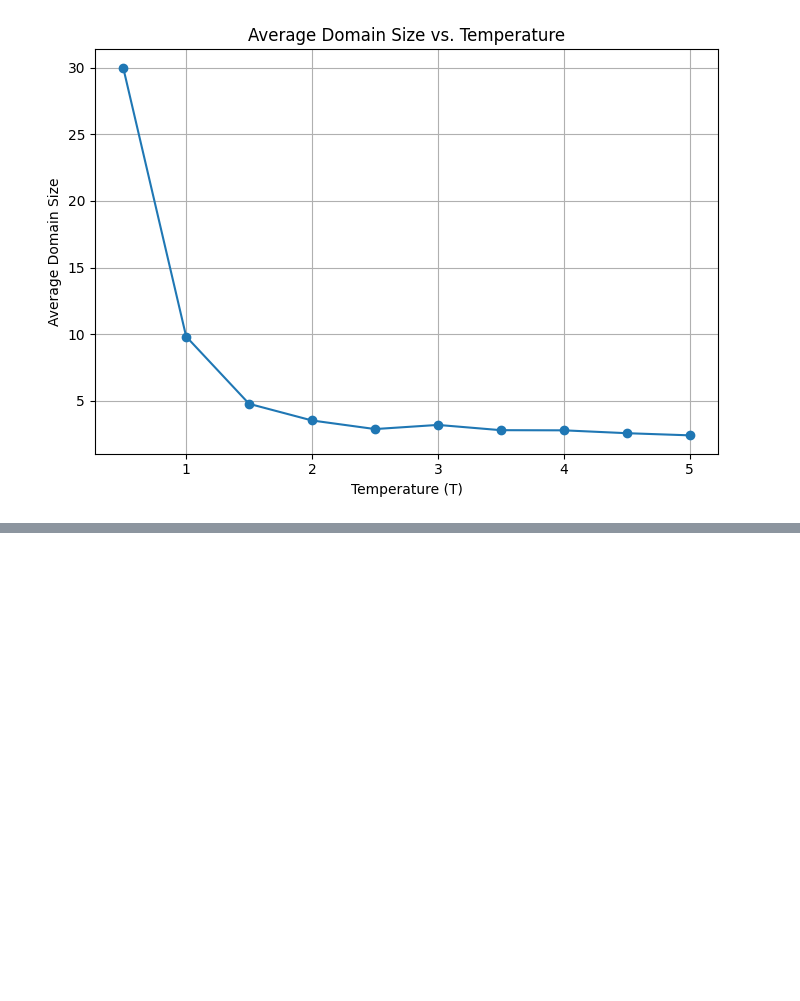
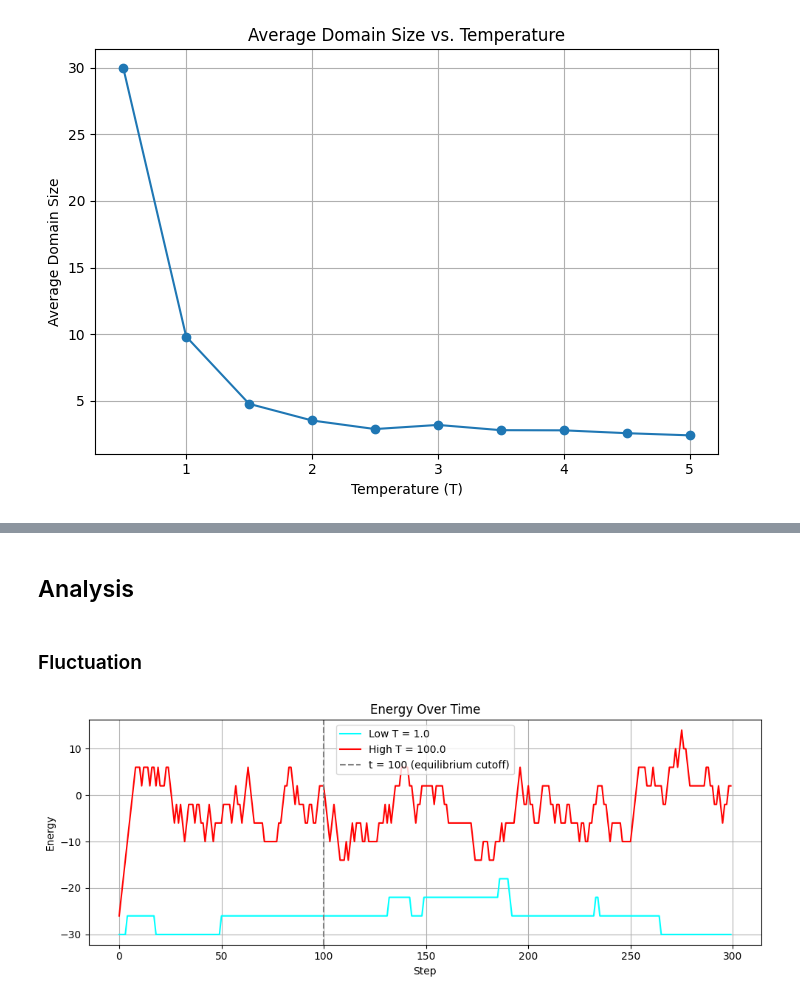
Before and after one commit to AgentEgeus/pioneer_hw, a Jupyter notebook: pioneer_hw4.ipynb, the cells around one changed output, grey strips where cells are left out. Cells and saved outputs as stored; diff of their text form; code cells hidden in the pictures; blank space fills up the shorter version.

```diff
--- a/pioneer_hw4.ipynb
+++ b/pioneer_hw4.ipynb
@@ -188,0 +347,21 @@ Running T = 5.00
+# %% [markdown]
+## Analysis
+# %% [markdown]
+### Fluctuation
+# %%
+sim_low = run_ising_sim(1.0)
+sim_high = run_ising_sim(100.0)
+
+plt.figure(figsize=(10, 4))
+plt.plot(sim_low[:, -1], label='Low T = 1.0', color='cyan')
+plt.plot(sim_high[:, -1], label='High T = 100.0', color='red')
+plt.axvline(x=100, linestyle='--', color='gray', label='t = 100 (equilibrium cutoff)')
+plt.xlabel("Step")
+plt.ylabel("Energy")
+plt.title("Energy Over Time")
+plt.legend()
+plt.grid(True)
+plt.tight_layout()
+plt.show()
+# %% [output]
+[figure, added]
```
Also changed, not shown: parts of 14 cells of this notebook.
